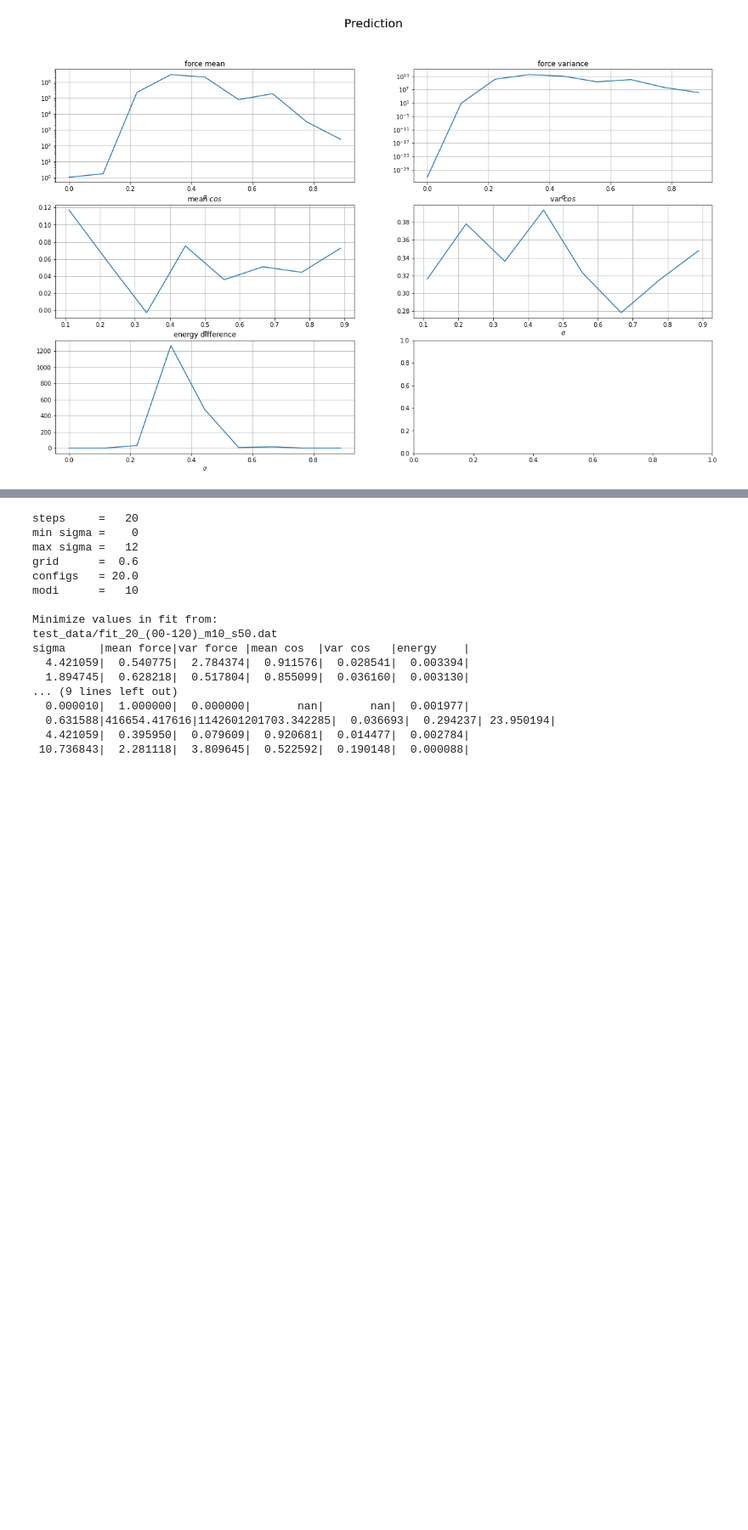
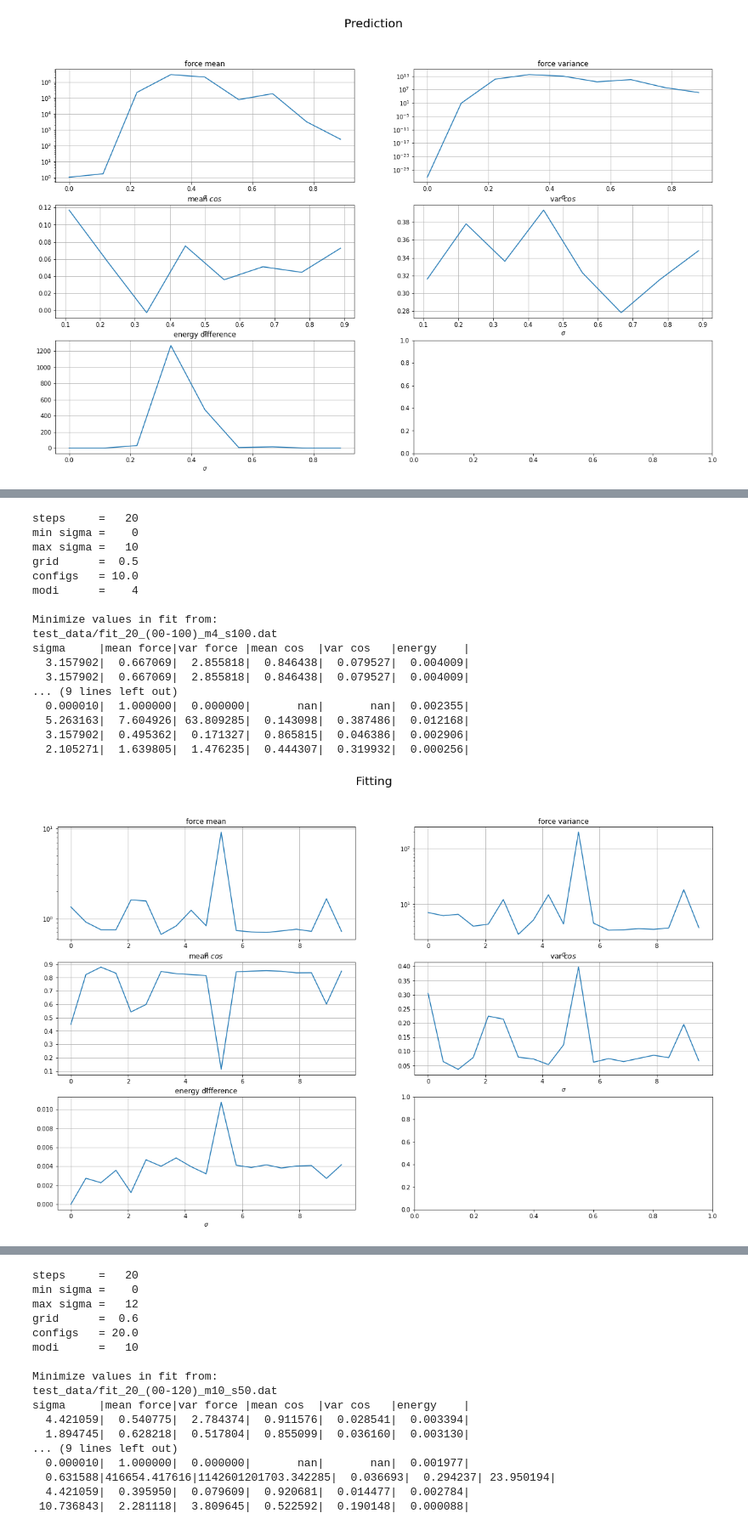
Before and after one commit to Lactose94/LP-Machine-Learning, a Jupyter notebook: Test_quality.ipynb, the cells around one changed output, grey strips where cells are left out. Shown at 85% size. Cells and saved outputs as stored; diff of their text form; code cells hidden in the pictures; blank space fills up the shorter version.

```diff
--- a/Test_quality.ipynb
+++ b/Test_quality.ipynb
@@ -233,0 +257,21 @@ sigma     |mean force|var force |mean cos  |var cos   |energy    |
+# %%
+analyze(20, 0, 10, 4, 100)
+# %% [output]
+steps     =   20
+min sigma =    0
+max sigma =   10
+grid      =  0.5
+configs   = 10.0
+modi      =    4
+
+Minimize values in fit from:
+test_data/fit_20_(00-100)_m4_s100.dat
+sigma     |mean force|var force |mean cos  |var cos   |energy    |
+  3.157902|  0.667069|  2.855818|  0.846438|  0.079527|  0.004009|
+  3.157902|  0.667069|  2.855818|  0.846438|  0.079527|  0.004009|
+... (9 lines left out)
+  0.000010|  1.000000|  0.000000|       nan|       nan|  0.002355|
+  5.263163|  7.604926| 63.809285|  0.143098|  0.387486|  0.012168|
+  3.157902|  0.495362|  0.171327|  0.865815|  0.046386|  0.002906|
+  2.105271|  1.639805|  1.476235|  0.444307|  0.319932|  0.000256|
+[figure, added]
```
Also changed, not shown: parts of 6 cells of this notebook, 8 other files.
